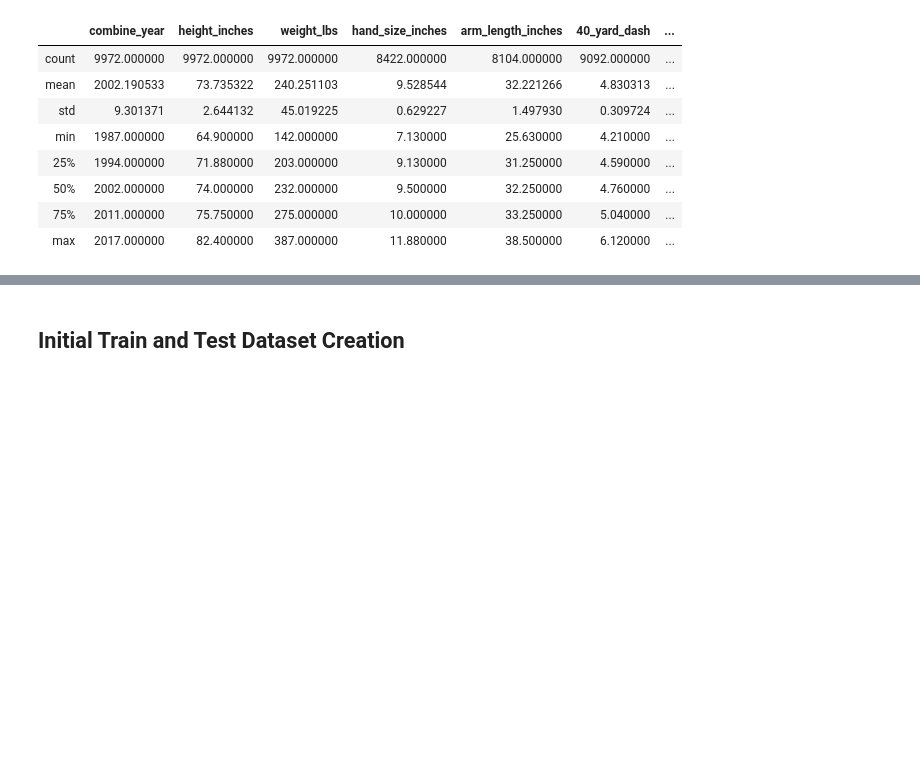
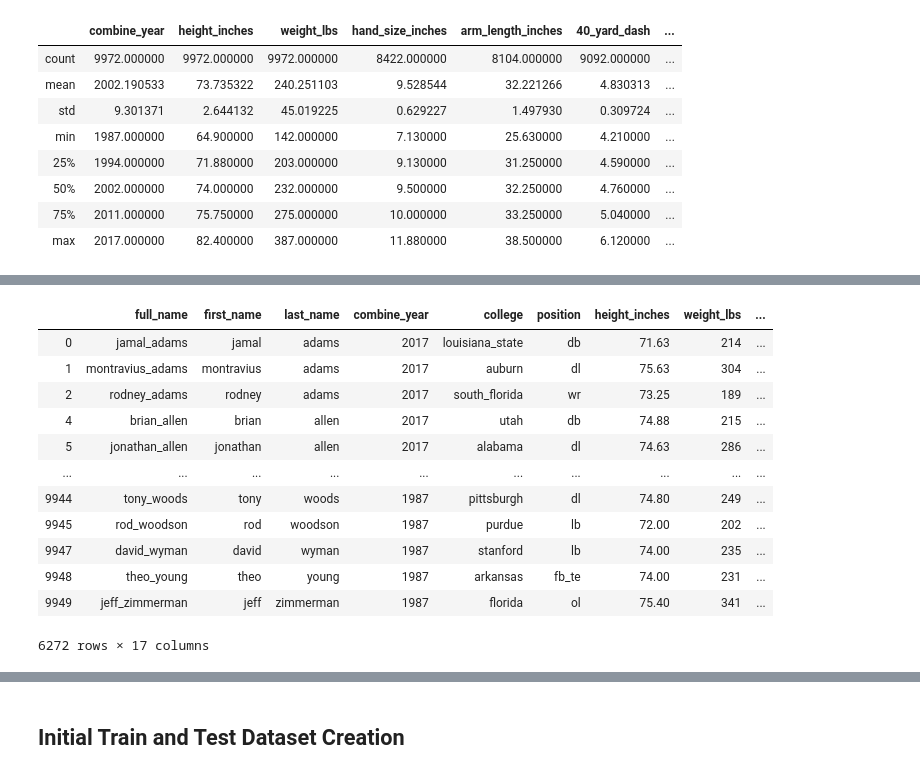
Before and after one commit to michaelpallante/nfl_combine_classification_modeling, a Jupyter notebook: notebooks/nfl_combine_eda.ipynb, the cells around one changed output, grey strips where cells are left out. Cells and saved outputs as stored; diff of their text form; code cells hidden in the pictures; blank space fills up the shorter version.

```diff
--- a/notebooks/nfl_combine_eda.ipynb
+++ b/notebooks/nfl_combine_eda.ipynb
@@ -189 +145,19 @@ team                    3828
 dtype: int64
+# %%
+# players who attended the NFL combine and were drafted
+# 6272 NFL combine attendees out of 9972 were drafted
+nfl_combine_df[nfl_combine_df.full_name.isin(nfl_draft_df.full_name)]
+# %% [output]
+|  | full_name | first_name | last_name | combine_year | college | position | height_inches | weight_lbs | ... |
+| 0 | jamal_adams | jamal | adams | 2017 | louisiana_state | db | 71.63 | 214 | ... |
+| 1 | montravius_adams | montravius | adams | 2017 | auburn | dl | 75.63 | 304 | ... |
+| 2 | rodney_adams | rodney | adams | 2017 | south_florida | wr | 73.25 | 189 | ... |
+| 4 | brian_allen | brian | allen | 2017 | utah | db | 74.88 | 215 | ... |
+| 5 | jonathan_allen | jonathan | allen | 2017 | alabama | dl | 74.63 | 286 | ... |
+| ... | ... | ... | ... | ... | ... | ... | ... | ... | ... |
+| 9944 | tony_woods | tony | woods | 1987 | pittsburgh | dl | 74.80 | 249 | ... |
+| 9945 | rod_woodson | rod | woodson | 1987 | purdue | lb | 72.00 | 202 | ... |
+| 9947 | david_wyman | david | wyman | 1987 | stanford | lb | 74.00 | 235 | ... |
+| 9948 | theo_young | theo | young | 1987 | arkansas | fb_te | 74.00 | 231 | ... |
+| 9949 | jeff_zimmerman | jeff | zimmerman | 1987 | florida | ol | 75.40 | 341 | ... |
+6272 rows × 17 columns
```
Also changed, not shown: parts of 19 cells of this notebook, 2 other files.
